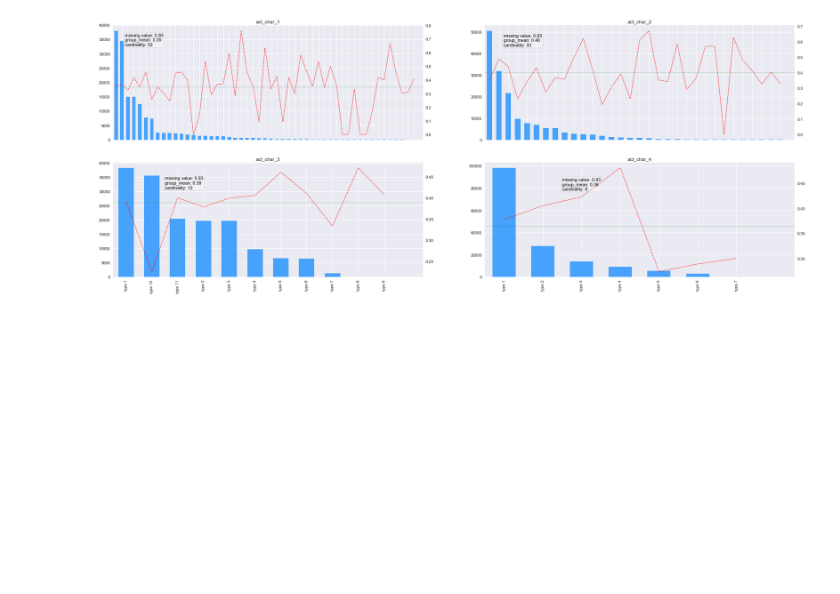
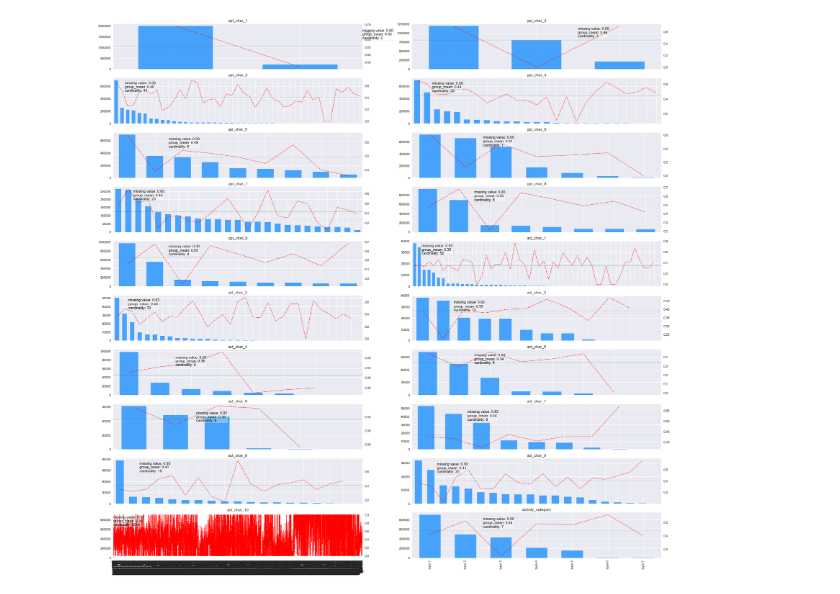
Before and after one commit to zxlmufc/redhat, a Jupyter notebook: cache/EDA/redhat_EDA.ipynb, the cells around one changed output. Drawn from its saved outputs; the diff is of its cells as text; code cells hidden in the pictures; blank space fills up the shorter version.

```diff
--- a/cache/EDA/redhat_EDA.ipynb
+++ b/cache/EDA/redhat_EDA.ipynb
@@ -8,5 +8,15 @@ import numpy as np
 import pandas as pd
 # %%
 all_data0 = joblib.load("../all_data0")
+# %%
+all_data0['day_diff'] = all_data0['act_date'].values - all_data0['reg_date'].values
+# %%
+all_data0['day_diff'] = all_data0['day_diff'].dt.days
+# %%
+all_data0['reg_month'] = all_data0['reg_date'].dt.month
+all_data0['reg_year'] = all_data0['reg_date'].dt.year
+
+all_data0['act_month'] = all_data0['act_date'].dt.month
+all_data0['act_year'] = all_data0['act_date'].dt.year
 # %%
 train_data = all_data0[all_data0.outcome != -1]
@@ -67,50 +101,26 @@ def mean_response(factor):
 # %%
-def main():
-
-    factors = ['act_char_'+str(i) for i in range(1,2)]
-
-    fig = plt.figure()
-
-    for ind, factor in enumerate(factors):
-        missing_pc = train_data[factor].isnull().values.ravel().sum() / len(train_data[factor])
-        card = len(train_data[factor].unique())
-        text = "missing value: %.2f\ncardinality: %d" % (missing_pc, card)
-        mean_max = train_data.groupby([factor])['outcome'].apply(np.mean).max()
+plot_cate = ["ppl_char_"+ str(i) for i in range(1,10)] + ['act_char_'+str(i) for i in range(1,11)] + ["activity_category"]
+nrow = len(plot_cate) //2
 
 
-        ax1 = fig.add_subplot(5,2,ind+1)
-        ax1 = train_data[factor].value_counts().plot(kind='bar', color='dodgerblue', alpha = 0.8, width=0.6, title = factor)
-        ax2 = ax1.twinx()
-        ax2 = train_data.groupby([factor])['outcome'].apply(np.mean).plot(ax = ax2, color='r', style = "--",linewidth = 1,grid = False)
-        ax2.set_xlim((-0.5,card -0.5))
+fig = plt.figure(figsize=(30,30))
 
+for ind, factor in enumerate(plot_cate):
+    missing_pc = train_data[factor].isnull().values.ravel().sum() / len(train_data[factor])
+    card = len(train_data[factor].unique())
 
-        ax2.text(1.5, mean_max-0.02, text, horizontalalignment='left',verticalalignment='top', color='black', fontsize=11,
-             bbox={'facecolor':'white', 'alpha':0.3, 'pad':2})
+    mean_max = train_data.groupby([factor])['outcome'].apply(np.mean).max()
+    group_mean = train_data.groupby([factor])['outcome'].mean().mean()
+    text = "missing value: %.2f\ngroup_mean: %.2f\ncardinality: %d" % (missing_pc,group_mean,card)
 
+    ax1 = fig.add_subplot(nrow, 2,ind+1)
+    ax1 = train_data[factor].value_counts().plot(kind='bar', color='dodgerblue', alpha = 0.8, width=0.6, title = factor)
 
-main()
+    ax2 = ax1.twinx()
+    ax2 = train_data.groupby([factor])['outcome'].apply(np.mean).plot(ax = ax2, color='r', style = "--",linewidth = 1,grid = False)
+    ax2.set_xlim((-0.5,card -0.5))
+    ax2.axhline(y=group_mean,xmin=0,xmax=3,c="g",linewidth=0.5,zorder=0, alpha=0.5)
+    ax2.text(1.5, mean_max-0.02, text, horizontalalignment='left',verticalalignment='top', color='black', fontsize=11,
+         bbox={'facecolor':'white', 'alpha':0.3, 'pad':2})
+# %% [output]
+[figure, added]
-# %%
-factors = ['act_char_'+str(i) for i in range(1,5)]
-
-fig = plt.figure(figsize=(30,30))
-
-for ind, factor in enumerate(factors):
-    missing_pc = train_data[factor].isnull().values.ravel().sum() / len(train_data[factor])
-    card = len(train_data[factor].unique())
-
-    mean_max = train_data.groupby([factor])['outcome'].apply(np.mean).max()
-    group_mean = train_data.groupby([factor])['outcome'].mean().mean()
-    text = "missing value: %.2f\ngroup_mean: %.2f\ncardinality: %d" % (missing_pc,group_mean,card)
-
-    ax1 = fig.add_subplot(5,2,ind+1)
-    ax1 = train_data[factor].value_counts().plot(kind='bar', color='dodgerblue', alpha = 0.8, width=0.6, title = factor)
-
-    ax2 = ax1.twinx()
-    ax2 = train_data.groupby([factor])['outcome'].apply(np.mean).plot(ax = ax2, color='r', style = "--",linewidth = 1,grid = False)
-    ax2.set_xlim((-0.5,card -0.5))
-    ax2.axhline(y=group_mean,xmin=0,xmax=3,c="g",linewidth=0.5,zorder=0, alpha=0.5)
-    ax2.text(1.5, mean_max-0.02, text, horizontalalignment='left',verticalalignment='top', color='black', fontsize=11,
-         bbox={'facecolor':'white', 'alpha':0.3, 'pad':2})
-# %% [output]
-[figure, removed]
```
Also changed, not shown: parts of 29 cells of this notebook.
